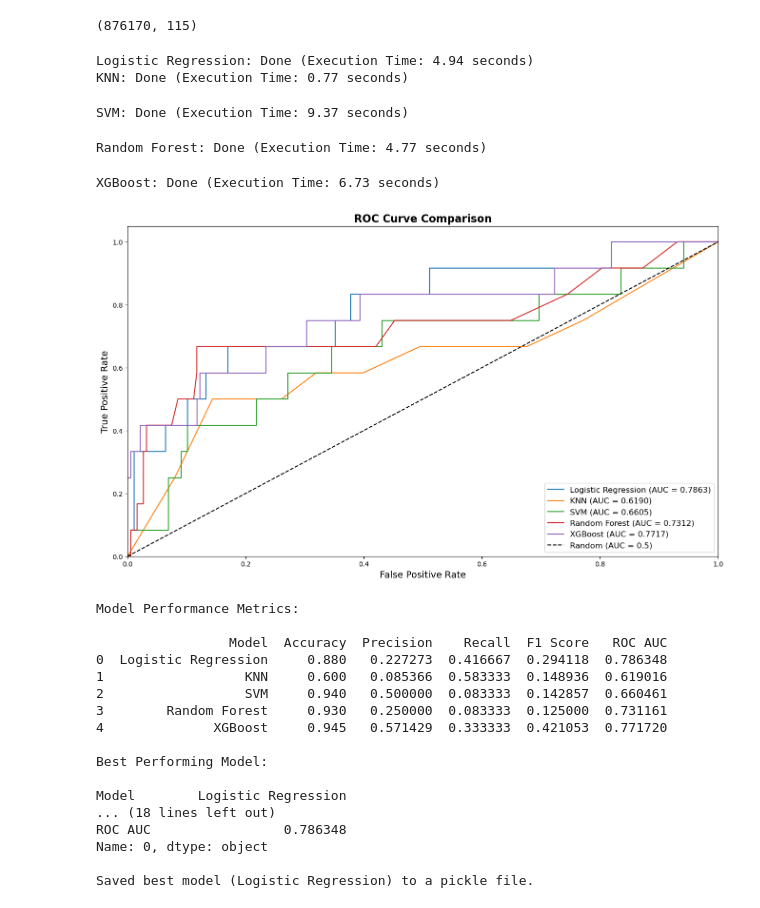
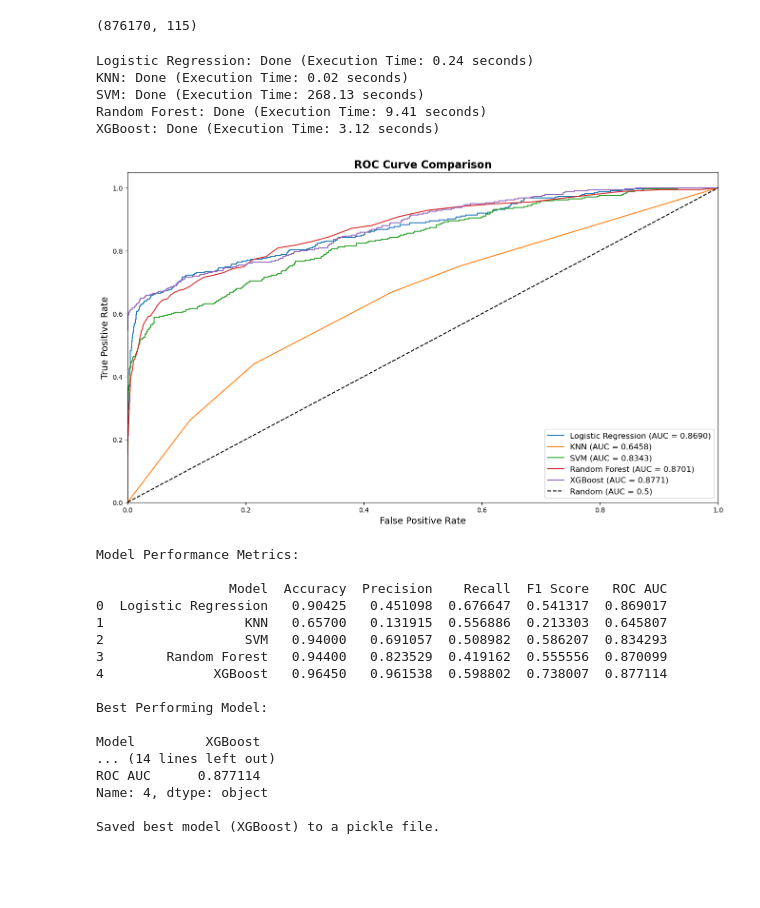
Before and after one commit to xzhou110/lending_club_loans_default_prediction, a Jupyter notebook: 02. modeling_new.ipynb, the cells around one changed output. Drawn from its saved outputs; the diff is of its cells as text; code cells hidden in the pictures; blank space fills up the shorter version.

```diff
--- a/02. modeling_new.ipynb
+++ b/02. modeling_new.ipynb
@@ -93,31 +93,31 @@ df_sampled = df.sample(n_samples, random_state=42)
 X_processed_sampled = df_sampled[top_n_features]
 y_sampled = df_sampled['label']
 # %%
-best_model = cm.run_classification_models(X_processed_sampled, y_sampled, search_type='random', scoring_metric='roc auc')
+best_model = cm.run_classification_models(X_processed_sampled, y_sampled, scoring_metric='f1 score')
 # %% [output]
-Logistic Regression: Done (Execution Time: 4.94 seconds)
-KNN: Done (Execution Time: 0.77 seconds)
+Logistic Regression: Done (Execution Time: 0.24 seconds)
+KNN: Done (Execution Time: 0.02 seconds)
+SVM: Done (Execution Time: 268.13 seconds)
+Random Forest: Done (Execution Time: 9.41 seconds)
+XGBoost: Done (Execution Time: 3.12 seconds)
+[figure, new version]
-SVM: Done (Execution Time: 9.37 seconds)
+Model Performance Metrics:
+
+                 Model  Accuracy  Precision    Recall  F1 Score   ROC AUC
+0  Logistic Regression   0.90425   0.451098  0.676647  0.541317  0.869017
+1                  KNN   0.65700   0.131915  0.556886  0.213303  0.645807
+2                  SVM   0.94000   0.691057  0.508982  0.586207  0.834293
+3        Random Forest   0.94400   0.823529  0.419162  0.555556  0.870099
+4              XGBoost   0.96450   0.961538  0.598802  0.738007  0.877114
+
+Best Performing Model:
+
+Model         XGBoost
+... (14 lines left out)
+ROC AUC      0.877114
+Name: 4, dtype: object
+
+Saved best model (XGBoost) to a pickle file.
-Random Forest: Done (Execution Time: 4.77 seconds)
-XGBoost: Done (Execution Time: 6.73 seconds)
-[figure, old version]
-Model Performance Metrics:
-
-                 Model  Accuracy  Precision    Recall  F1 Score   ROC AUC
-0  Logistic Regression     0.880   0.227273  0.416667  0.294118  0.786348
-1                  KNN     0.600   0.085366  0.583333  0.148936  0.619016
-2                  SVM     0.940   0.500000  0.083333  0.142857  0.660461
-3        Random Forest     0.930   0.250000  0.083333  0.125000  0.731161
-4              XGBoost     0.945   0.571429  0.333333  0.421053  0.771720
-
-Best Performing Model:
-
-Model        Logistic Regression
-... (18 lines left out)
-ROC AUC                 0.786348
-Name: 0, dtype: object
-
-Saved best model (Logistic Regression) to a pickle file.
 # %%
 cm.plot_top_n_features(best_model, X_processed_sampled, n=10)
 # %% [output]
```
Also changed, not shown: parts of 4 cells of this notebook, 7 other files.
